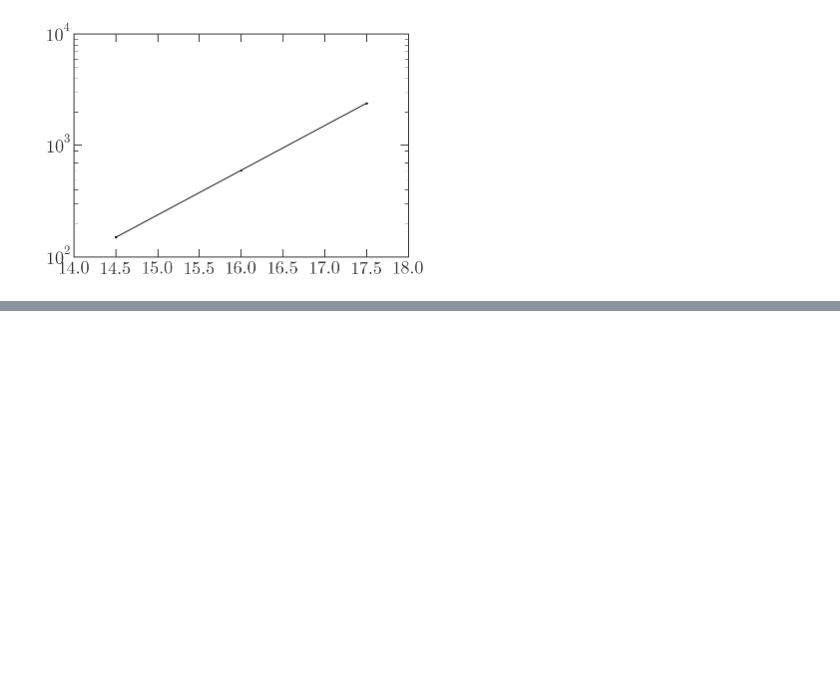
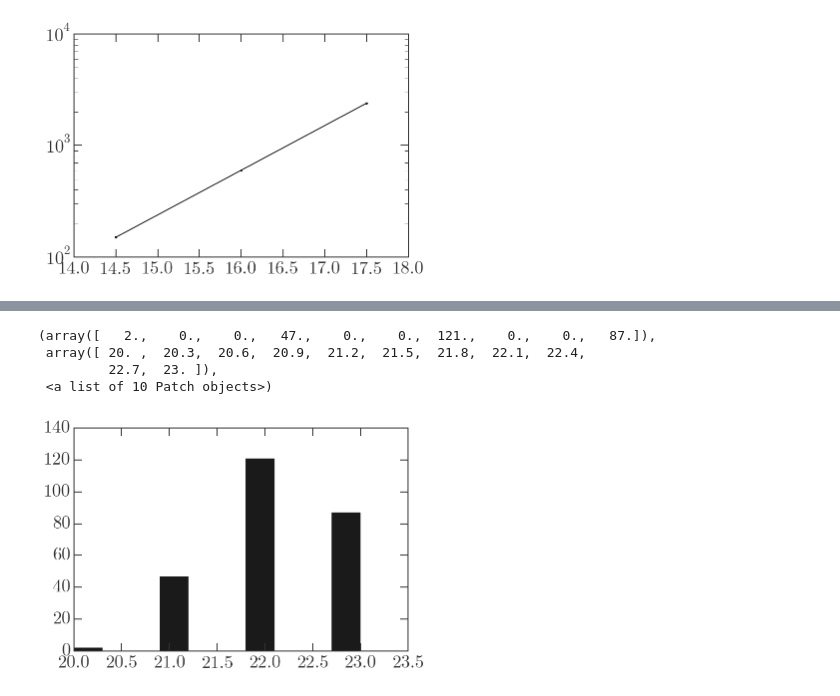
Before and after one commit to adrn/TriandRRLyrae, a Jupyter notebook: notebooks/A13 Proposal.ipynb, the cells around one changed output, grey strips where cells are left out. Drawn from its saved outputs; the diff is of its cells as text; code cells hidden in the pictures; blank space fills up the shorter version.

```diff
--- a/notebooks/A13 Proposal.ipynb
+++ b/notebooks/A13 Proposal.ipynb
@@ -358,0 +394,9 @@ print("GASS", (sum(GASS_exptimes)*u.second).to(u.hour))
+# %%
+pl.hist(hrs)
+# pl.xlabel("Minimum Airmass")
+# %% [output]
+(array([   2.,    0.,    0.,   47.,    0.,    0.,  121.,    0.,    0.,   87.]),
+ array([ 20. ,  20.3,  20.6,  20.9,  21.2,  21.5,  21.8,  22.1,  22.4,
+         22.7,  23. ]),
+ <a list of 10 Patch objects>)
+[figure, added]
```
Also changed, not shown: parts of 15 cells of this notebook.
